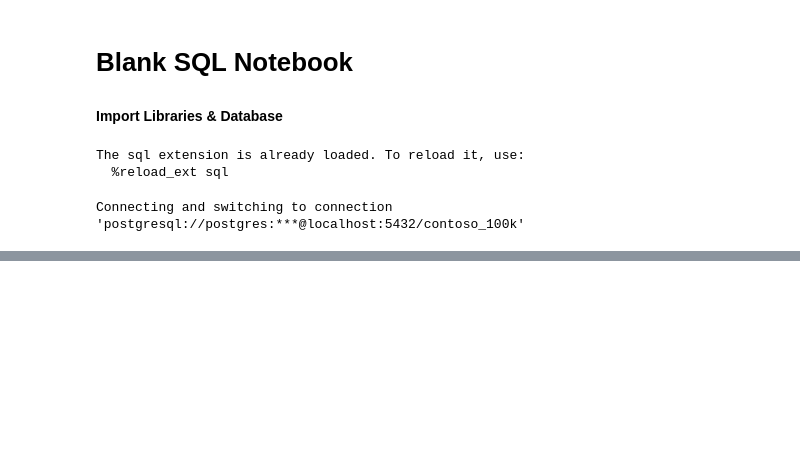
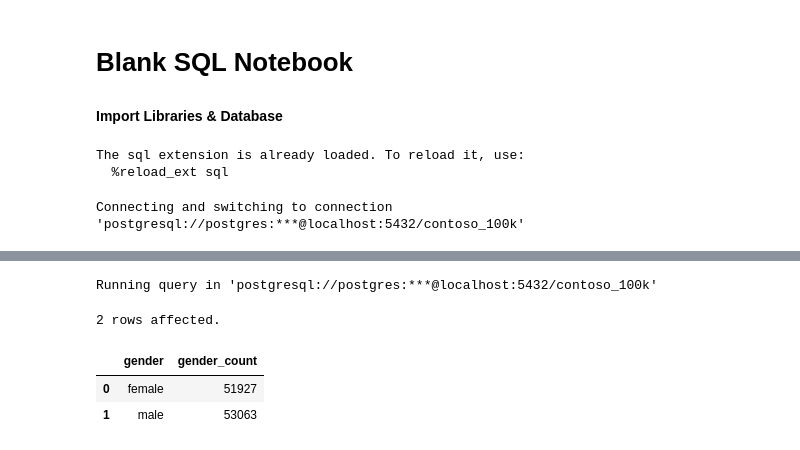
Before and after one commit to frank-hub/contoso_sql_analysis, a Jupyter notebook: Resources/Blank_SQL_Notebook.ipynb, the cells around one changed output, grey strips where cells are left out. Cells and saved outputs as stored; diff of their text form; code cells hidden in the pictures; blank space fills up the shorter version.

```diff
--- a/Resources/Blank_SQL_Notebook.ipynb
+++ b/Resources/Blank_SQL_Notebook.ipynb
@@ -58,0 +120,13 @@ Connecting and switching to connection 'postgresql://postgres:***@localhost:5432
+# %%
+%%sql
+
+SELECT gender,
+  COUNT(gender) AS gender_count
+FROM customer
+GROUP BY gender
+# %% [output]
+Running query in 'postgresql://postgres:***@localhost:5432/contoso_100k'
+2 rows affected.
+|  | gender | gender_count |
+| 0 | female | 51927 |
+| 1 | male | 53063 |
```
Also changed, not shown: parts of 4 cells of this notebook.
